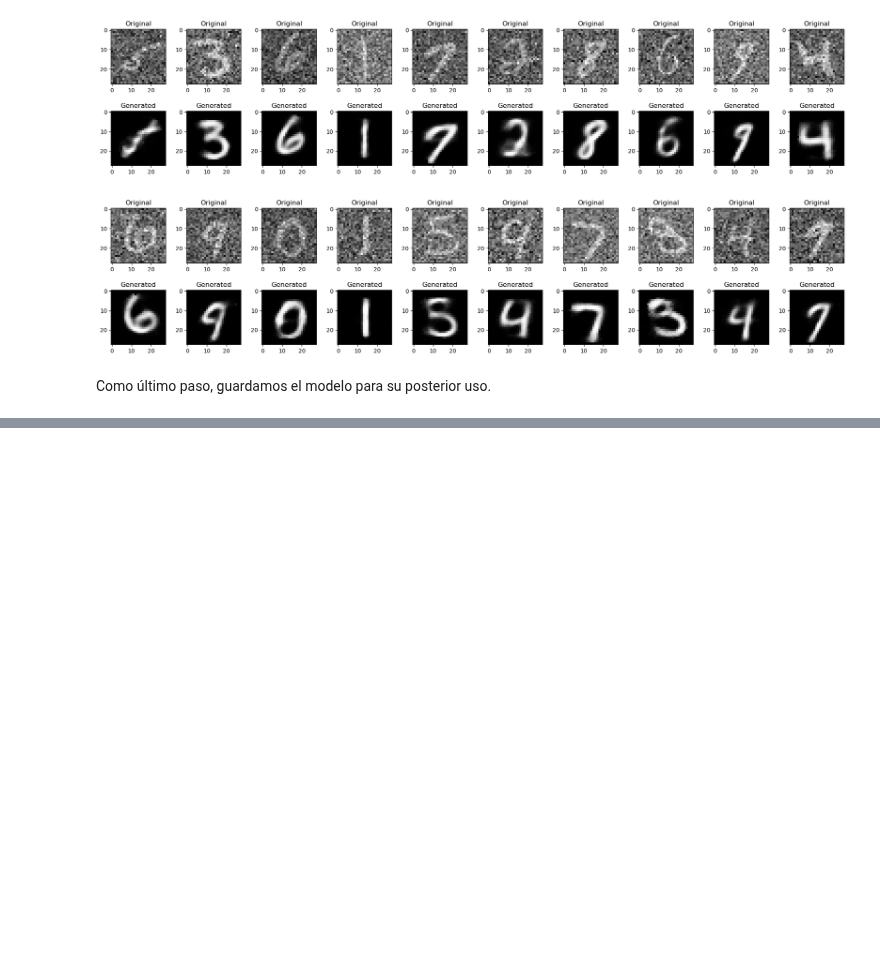
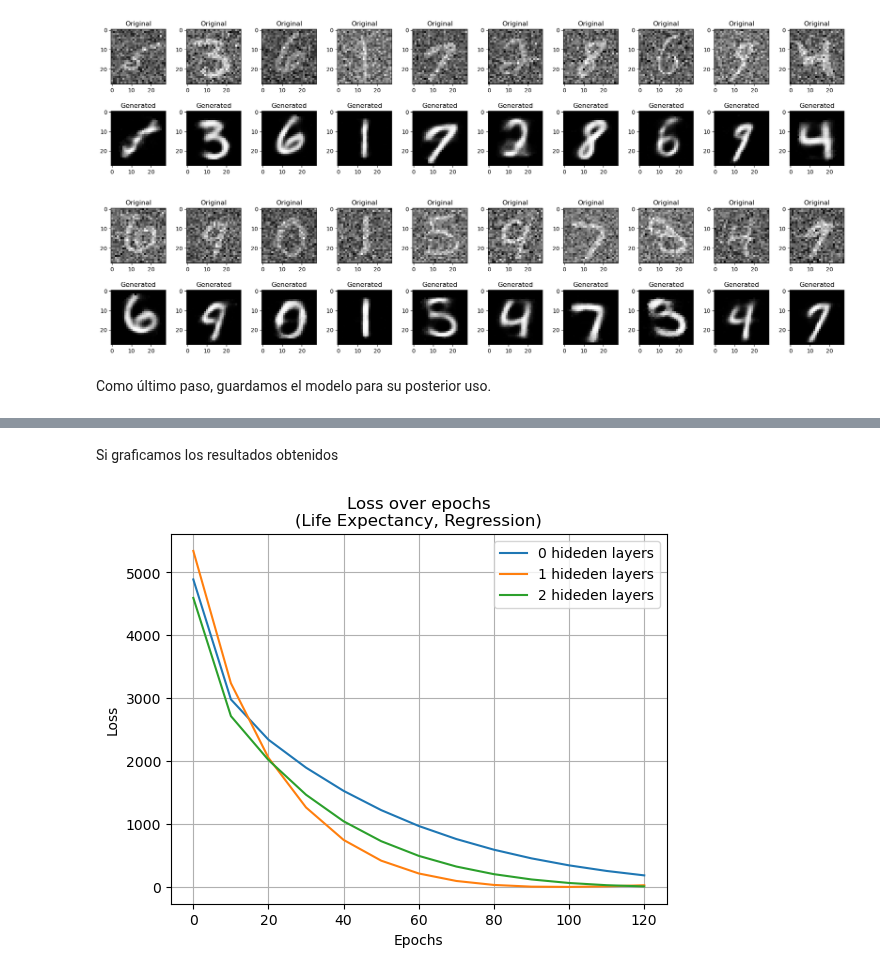
Before and after one commit to ricardocardn/NeuralNetworkImplementation, a Jupyter notebook: tests.ipynb, the cells around one changed output, grey strips where cells are left out. Saved outputs shown, nothing was run; the diff lists cells and outputs as text; code cells hidden in the pictures; blank space fills up the shorter version.

Commit message:
Final results

```diff
--- a/tests.ipynb
+++ b/tests.ipynb
@@ -391,0 +600,16 @@ NoiseRedAutoencoder.save('models/NoiseRedAutoencoder_0.4std')
+# %%
+life_expectancy_nn = NeuralNetwork()
+life_expectancy_nn.set(SequentialLayer(19, 20, activation=activation_functions.sigmoid,
+                                activation_derivate=activation_functions.sigmoid_derivate))
+life_expectancy_nn.set(SequentialLayer(20, 15, activation=activation_functions.sigmoid,
+                                activation_derivate=activation_functions.sigmoid_derivate))
+life_expectancy_nn.set(SequentialLayer(15, 10, activation=activation_functions.sigmoid,
+                                activation_derivate=activation_functions.sigmoid_derivate))
+life_expectancy_nn.set(SequentialLayer(10, 1, activation=activation_functions.identity,
+                                activation_derivate=activation_functions.mse_derivate2))
+# %%
+loss3 = generative_optimizers.gradient_descent_regression(life_expectancy_nn,
+                                                  X_train,
+                                                  y_train,
+                                                  epochs=200,
+                                                  learning_rate=0.000001);
@@ -391,0 +670,12 @@ NoiseRedAutoencoder.save('models/NoiseRedAutoencoder_0.4std')
+# %%
+life_expectancy_nn = NeuralNetwork()
+life_expectancy_nn.set(SequentialLayer(19, 10, activation=activation_functions.sigmoid,
+                                activation_derivate=activation_functions.sigmoid_derivate))
+life_expectancy_nn.set(SequentialLayer(10, 1, activation=activation_functions.identity,
+                                activation_derivate=activation_functions.mse_derivate2))
+# %%
+loss1 = generative_optimizers.gradient_descent_regression(life_expectancy_nn,
+                                                    X_train,
+                                                    y_train,
+                                                    epochs=200,
+                                                    learning_rate=0.000001);
@@ -391,0 +700,14 @@ NoiseRedAutoencoder.save('models/NoiseRedAutoencoder_0.4std')
+# %% [markdown]
+Si graficamos los resultados obtenidos
+# %%
+plt.plot([x*10 for x in range(13)], loss[:13], label='0 hideden layers')
+plt.plot([x*10 for x in range(13)], loss1[:13], label='1 hideden layers')
+plt.plot([x*10 for x in range(13)], loss3[:13], label='2 hideden layers')
+plt.title('Loss over epochs\n(Life Expectancy, Regression)')
+plt.xlabel('Epochs')
+plt.ylabel('Loss')
+plt.legend()
+plt.grid()
+plt.show()
+# %% [output]
+[figure, added]
```
Also changed, not shown: parts of 33 cells of this notebook, 11 other files.
